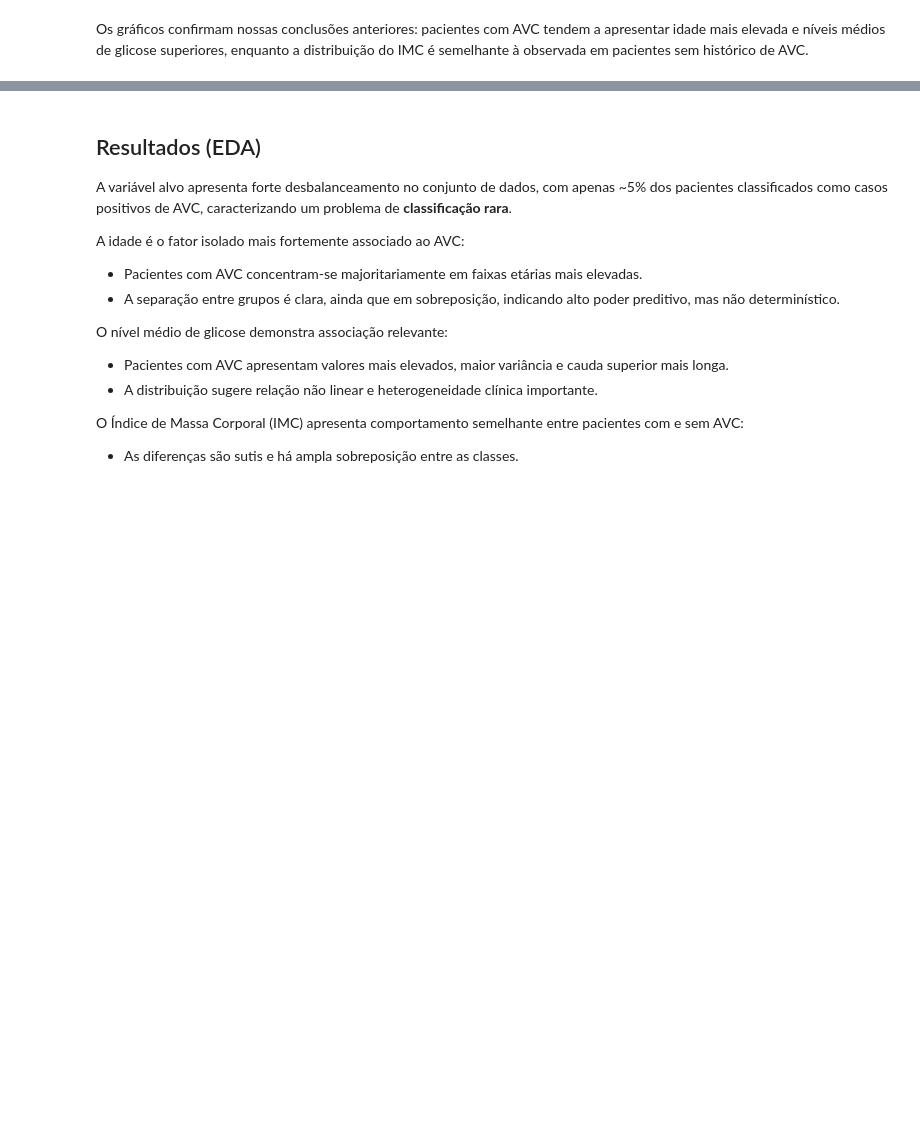
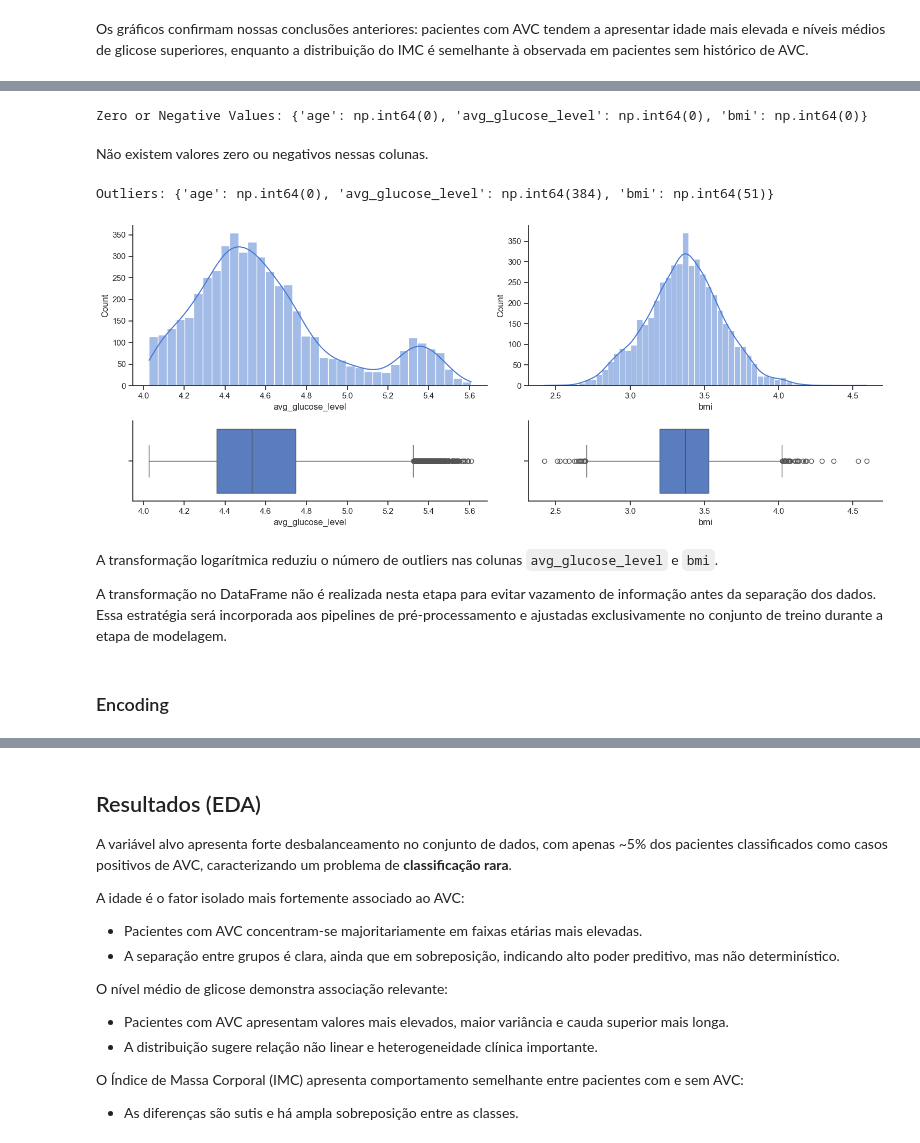
Before and after one commit to mjoaovictor/tcc, a Jupyter notebook: notebooks/01_eda.ipynb, the cells around one changed output, grey strips where cells are left out. Saved outputs shown, nothing was run; the diff lists cells and outputs as text; code cells hidden in the pictures; blank space fills up the shorter version.

```diff
--- a/notebooks/01_eda.ipynb
+++ b/notebooks/01_eda.ipynb
@@ -514,0 +578,59 @@ Os gráficos confirmam nossas conclusões anteriores: pacientes com AVC tendem a
+# %%
+zero_or_negative_values = {column: (df[column] <= 0).sum() for column in continuous_vars}
+print("Zero or Negative Values:", zero_or_negative_values)
+# %% [output]
+Zero or Negative Values: {'age': np.int64(0), 'avg_glucose_level': np.int64(0), 'bmi': np.int64(0)}
+# %% [markdown]
+Não existem valores zero ou negativos nessas colunas.
+# %%
+df["avg_glucose_level"] = np.log1p(df["avg_glucose_level"])
+df["bmi"] = np.log1p(df["bmi"])
+# %%
+continuous_vars = [
+    "age",
+    "avg_glucose_level",
+    "bmi"
+]
+
+outliers = {column: count_outliers(df[column]) for column in continuous_vars}
+print("Outliers:", outliers)
+# %% [output]
+Outliers: {'age': np.int64(0), 'avg_glucose_level': np.int64(384), 'bmi': np.int64(51)}
+# %%
+continuous_vars = [
+    # "age",
+    "avg_glucose_level",
+    "bmi"
+]
+
+fig, axs = plt.subplots(
+    nrows=2,
+    ncols=2,
+    gridspec_kw={"height_ratios": [2, 1]},
+    figsize=(15, 6),
+)
+
+for i, var in enumerate(continuous_vars):
+    sns.histplot(
+        data=df,
+        x=var,
+        kde=True,
+        ax=axs[0, i],
+    )
+
+    sns.boxplot(
+        data=df,
+        x=var,
+        ax=axs[1, i],
+    )
+
+plt.tight_layout()
+plt.show()
+# %% [output]
+[figure, added]
+# %% [markdown]
+A transformação logarítmica reduziu o número de outliers nas colunas `avg_glucose_level` e `bmi`.
+
+A transformação no DataFrame não é realizada nesta etapa para evitar vazamento de informação antes da separação dos dados. Essa estratégia será incorporada aos pipelines de pré-processamento e ajustadas exclusivamente no conjunto de treino durante a etapa de modelagem.
+# %% [markdown]
+### Encoding
```
Also changed, not shown: parts of 14 cells of this notebook, 3 other files.
